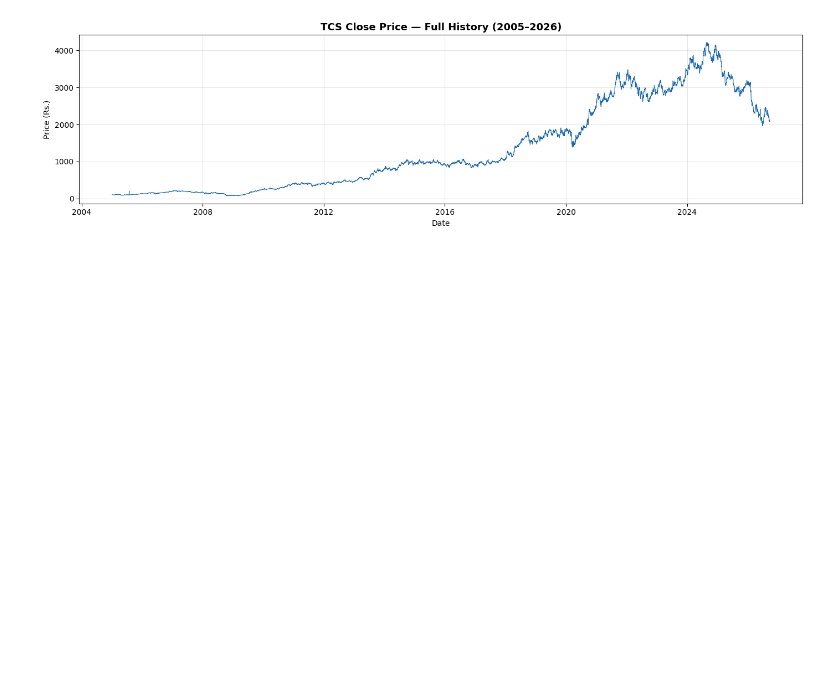
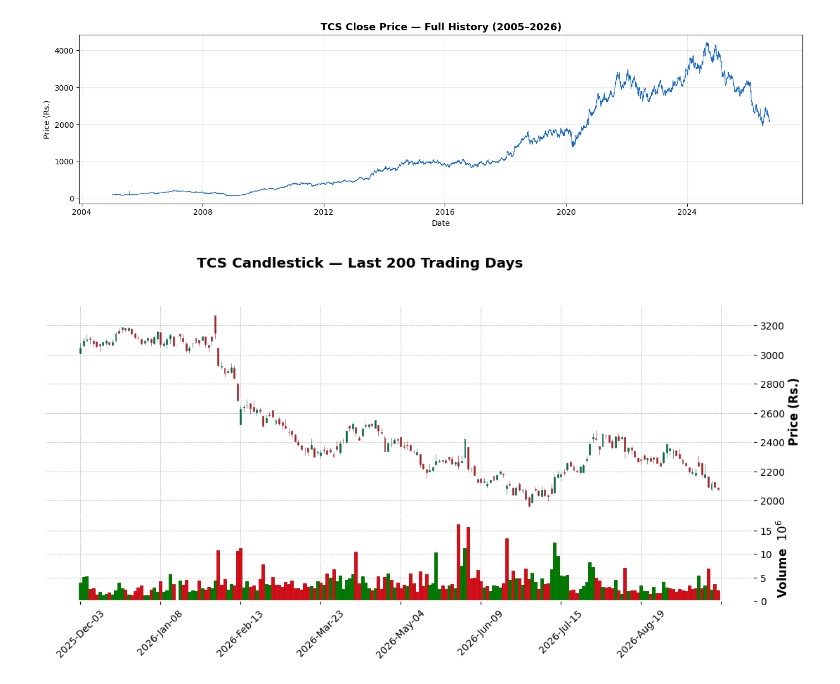
Before and after one commit to rishika790/AI-PORTFOLIO, a Jupyter notebook: DL_GRU_OHLCV_vs_Indicators.ipynb, the cells around one changed output. Saved outputs shown, nothing was run; the diff lists cells and outputs as text; code cells hidden in the pictures; blank space fills up the shorter version.

Commit message:
code: cell 11 — # Candlestick — Last 200 trading days

```diff
--- a/DL_GRU_OHLCV_vs_Indicators.ipynb
+++ b/DL_GRU_OHLCV_vs_Indicators.ipynb
@@ -118,3 +118,13 @@ plt.xlabel('Date'); plt.ylabel('Price (Rs.)')
 plt.grid(True, alpha=0.3); plt.tight_layout(); plt.show()
 # %% [output]
 [figure]
+# %%
+# Candlestick — Last 200 trading days
+candle_df = df.tail(200).copy()
+candle_df.index = pd.DatetimeIndex(candle_df.index)
+mpf.plot(candle_df, type='candle', style='charles',
+         title='TCS Candlestick — Last 200 Trading Days',
+         ylabel='Price (Rs.)', volume=True,
+         figsize=(14, 6), warn_too_much_data=400)
+# %% [output]
+[figure, added]
```
